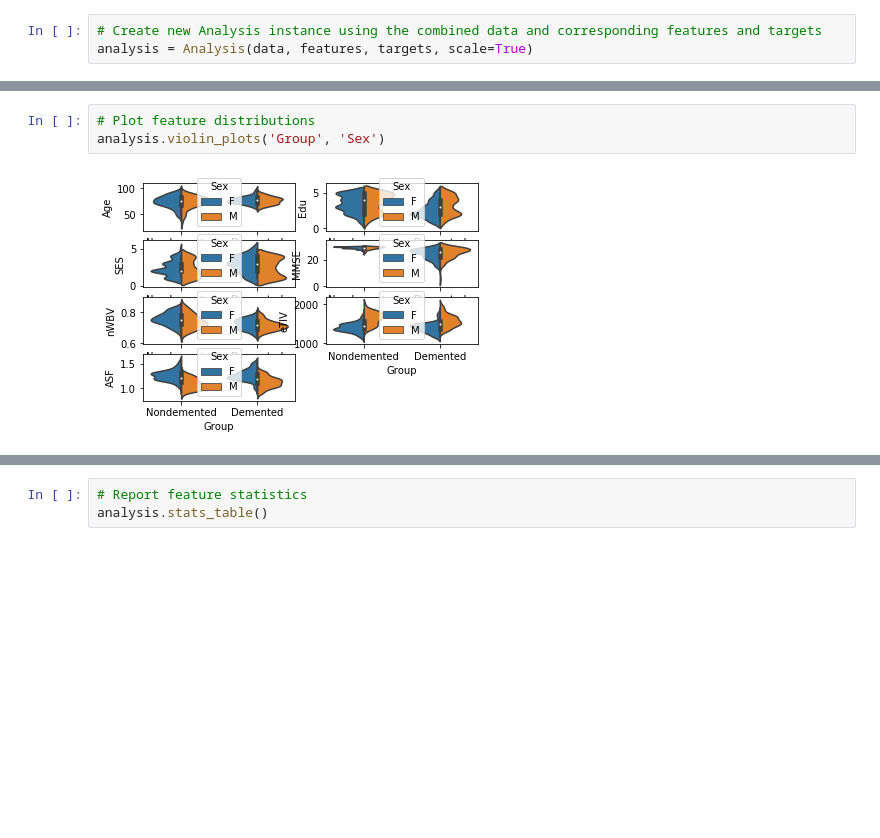
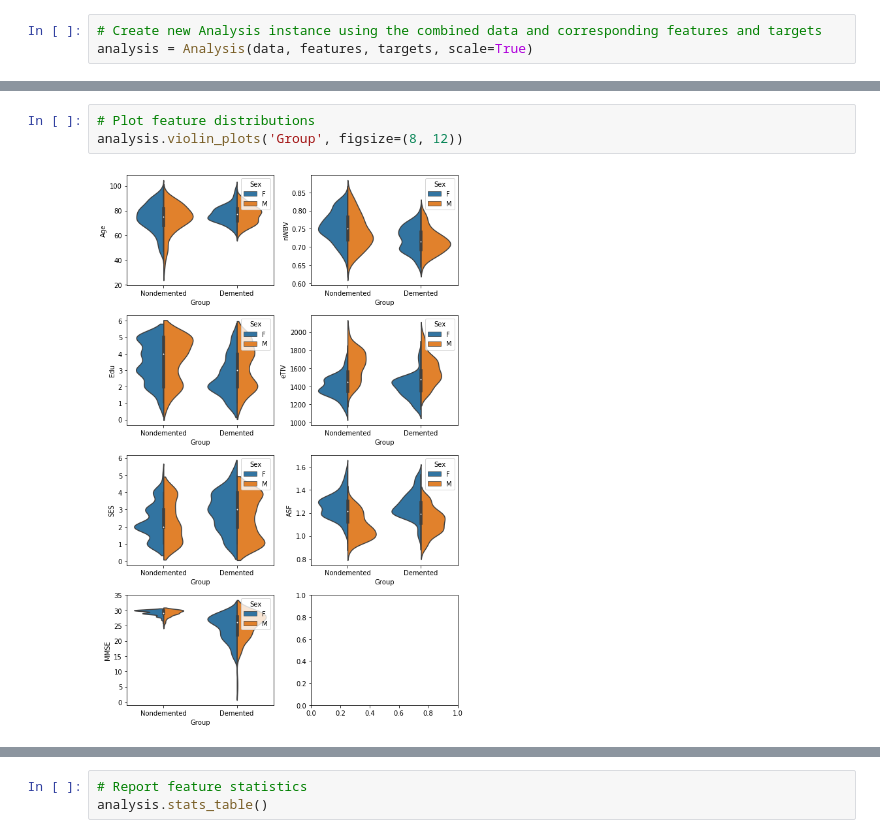
Before and after one commit to markcapece/dementia, a Jupyter notebook: Dementia.ipynb, the cells around one changed output, grey strips where cells are left out. Saved outputs shown, nothing was run; the diff lists cells and outputs as text; blank space fills up the shorter version.

```diff
--- a/Dementia.ipynb
+++ b/Dementia.ipynb
@@ -166,8 +165,8 @@ analysis.correlations()
 | ASF | -0.050130 | -0.176956 | 0.223962 | 0.027136 | 0.224229 | -0.989135 | 1.000000 |
 # %%
 # Plot feature distributions
-analysis.violin_plots('Group', 'Sex')
+analysis.violin_plots('Group', figsize=(8, 12))
 # %% [output]
-[figure, old version]
+[figure, new version]
 # %%
 # Plot example 3D scatter plot
```
Also changed, not shown: parts of 17 cells of this notebook.
